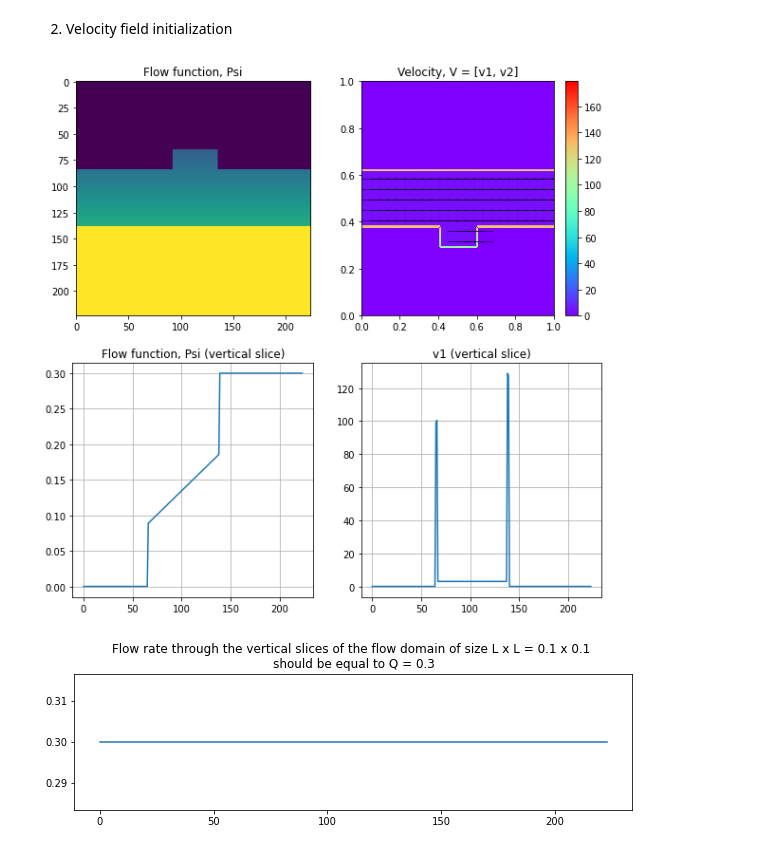
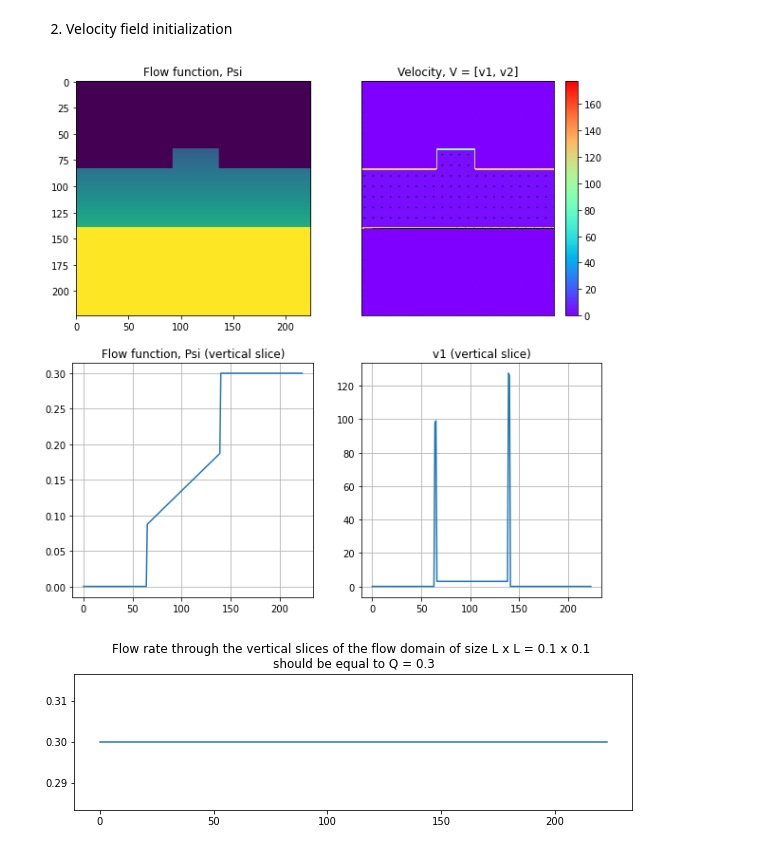
Before and after one commit to Mechanics-Mechatronics-and-Robotics/Physics-based-loss-and-machine-learning-approach-in-application-to-viscous-fluids-flow-modeling, a Jupyter notebook: Main.ipynb, the cells around one changed output. Drawn from its saved outputs; the diff is of its cells as text; code cells hidden in the pictures.

```diff
--- a/Main.ipynb
+++ b/Main.ipynb
@@ -578,7 +583,7 @@ plt.show()
 ## Flow domain mask
 # %%
 labeledImage = Image.open(imgPath/imgList[imgNo]) #open image
-labeledImage = torch.tensor(np.uint8(labeledImage.resize((SIZE,SIZE),resample=4)))[:,:,:-1] #open image
+labeledImage = torch.tensor(np.uint8(labeledImage.resize((SIZE,SIZE),resample=3)))[:,:,:-1] #open image
 
 tmpImage = torch.ones(labeledImage.shape)
 
@@ -672,30 +677,33 @@ plt.show()
 # %%
 v1, v2 = velocityDistr(psi0_masked, DX1N, DX2N, LIM1, LIM2)
 
 #Visualization
 nr=2
 nc=2
 fig = plt.figure(figsize=(FIGSIZE*nr, FIGSIZE*nc))
 plt.subplot(nr,nc,1)
 plt.imshow(psi0_masked)
 plt.title('Flow function, Psi')
 
 plt.subplot(nr,nc,2)
-vector_plot(np.meshgrid(X1N,X2N), [np.array(v1.cpu()),np.array(v2.cpu())],FIGSIZE, 'Velocity, V = [v1, v2]', vps)
+#coordinates are negative in meshgrid for the better visualisation
+vector_plot(np.meshgrid(-X1N,-X2N), [np.array(v1.cpu()),np.array(v2.cpu())],FIGSIZE, 'Velocity, V = [v1, v2]', vps)
+plt.xticks([])
+plt.yticks([])
 
 plt.subplot(nr,nc,3)
 plt.plot(psi0_masked[:,sp])
 plt.grid(True)
 plt.title('Flow function, Psi (vertical slice)')
 
 plt.subplot(nr,nc,4)
 plt.plot(v1[:,sp].cpu())
 plt.grid(True)
 plt.title('v1 (vertical slice)')
 
 plt.show()
 # %% [output]
-[figure, old version]
+[figure, new version]
 # %%
 # Check the flow rate
 Qch = torch.trapezoid(v1.t()) * DX1N * L
```
Also changed, not shown: parts of 10 cells of this notebook.
